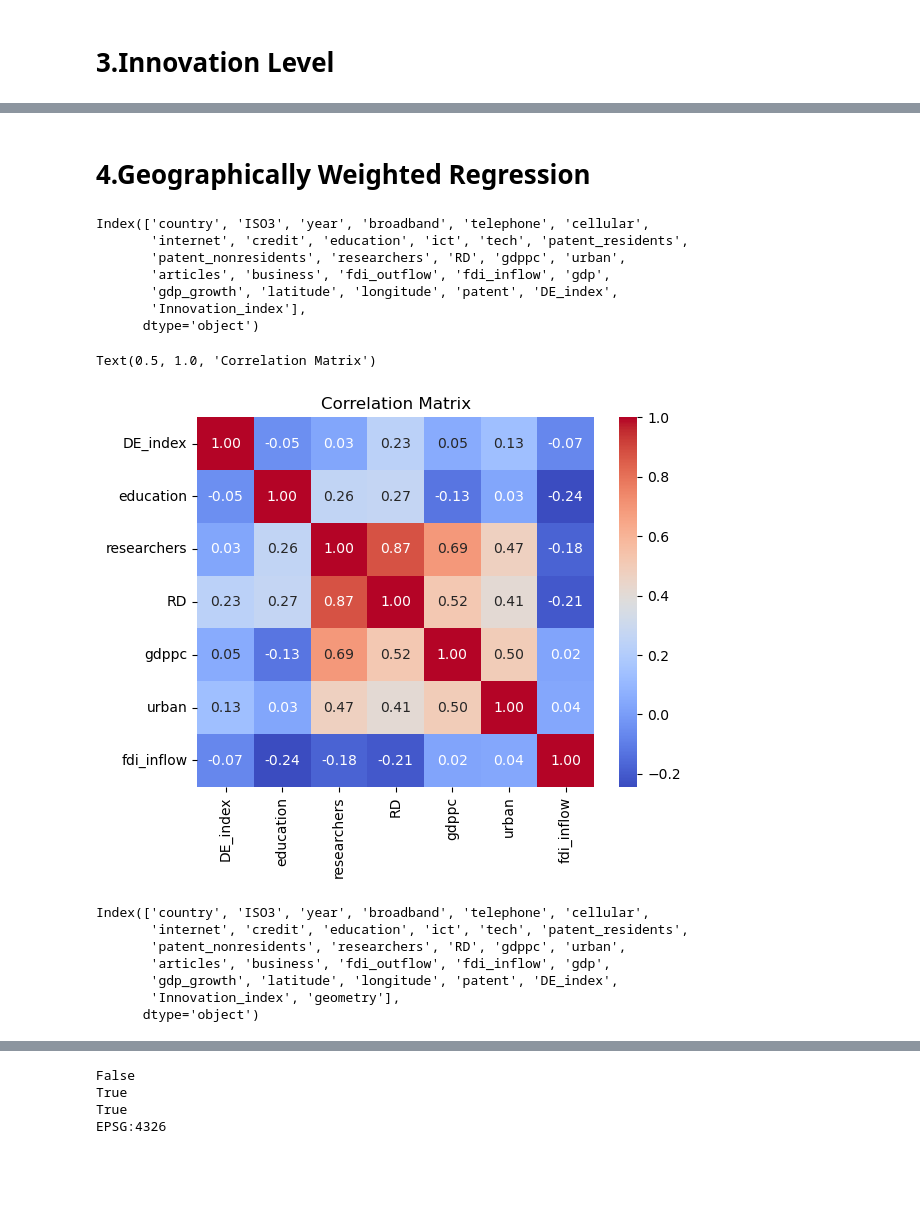
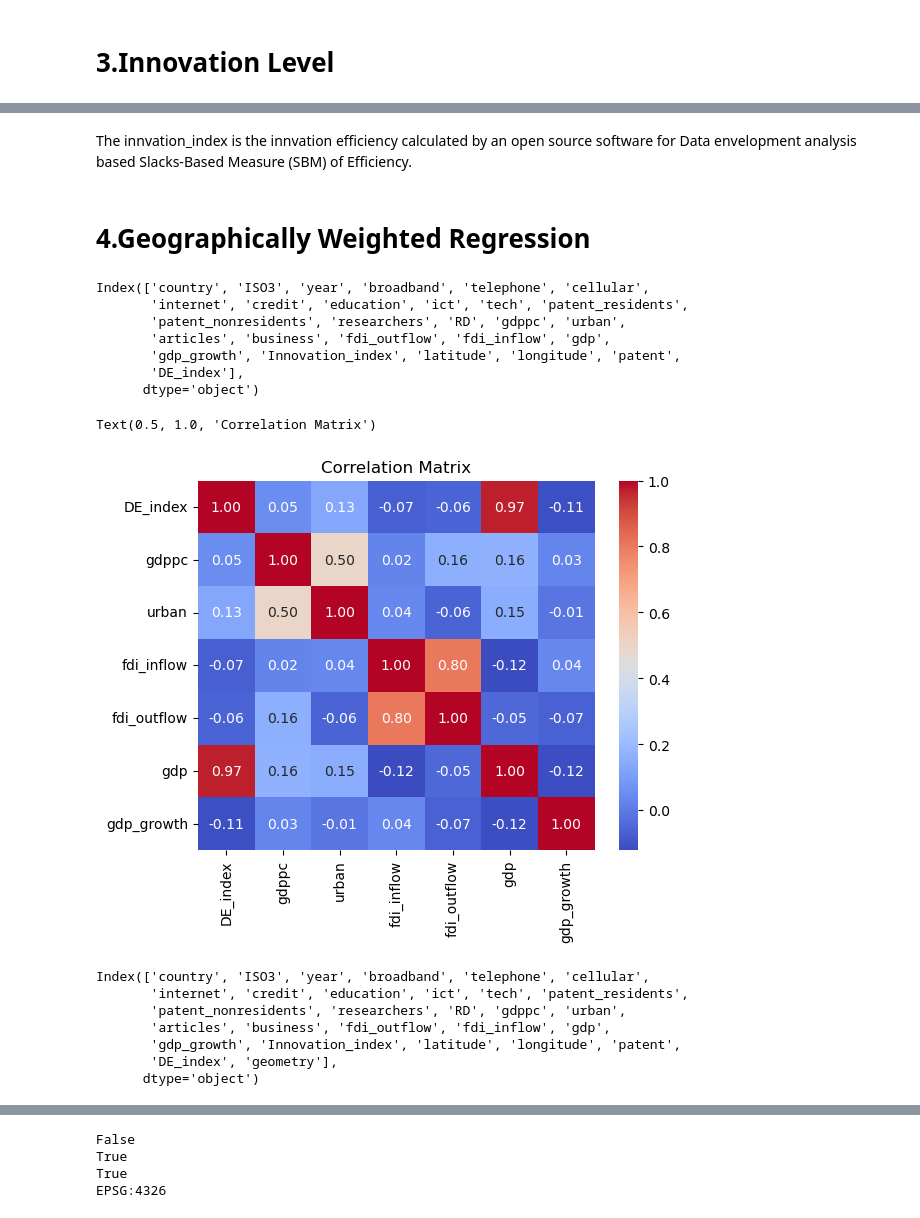
Before and after one commit to HumphreyHZ/CASA0004, a Jupyter notebook: Code.ipynb, the cells around one changed output, grey strips where cells are left out. Drawn from its saved outputs; the diff is of its cells as text; code cells hidden in the pictures; blank space fills up the shorter version.

```diff
--- a/Code.ipynb
+++ b/Code.ipynb
@@ -224,6 +221,0 @@ columns_innovation = ['patent', 'articles', 'business']
-# %%
-#Standardize the data
-
-scaler = MinMaxScaler()
-
-data[columns_innovation] = scaler.fit_transform(data[columns_innovation])
@@ -245,5 +221,0 @@ Weights:
-# %%
-# Compute the comprehensive DE score
-data['Innovation_index'] = data[columns_innovation].dot(weights_innovation)
-
-print(data.head())
@@ -268,3 +222,5 @@ print(data.head())
+# %% [markdown]
+The innvation_index is the innvation efficiency calculated by an open source software for Data envelopment analysis based Slacks-Based Measure (SBM) of Efficiency.
 # %% [markdown]
 # 4.Geographically Weighted Regression
 # %%
@@ -274,8 +230,8 @@ Index(['country', 'ISO3', 'year', 'broadband', 'telephone', 'cellular',
        'internet', 'credit', 'education', 'ict', 'tech', 'patent_residents',
        'patent_nonresidents', 'researchers', 'RD', 'gdppc', 'urban',
        'articles', 'business', 'fdi_outflow', 'fdi_inflow', 'gdp',
-       'gdp_growth', 'latitude', 'longitude', 'patent', 'DE_index',
-       'Innovation_index'],
+       'gdp_growth', 'Innovation_index', 'latitude', 'longitude', 'patent',
+       'DE_index'],
       dtype='object')
 # %%
 # Dynamically patch numpy deprecations in spglm
@@ -296,19 +252,19 @@ if missing_columns:
     raise KeyError(f"{missing_columns} not in index")
 # %%
 # Select only the columns of interest for the correlation matrix
-cols_of_interest = ['DE_index', 'education', 'researchers', 'RD', 'gdppc', 'urban', 'fdi_inflow']
+cols_of_interest = ['DE_index', 'gdppc', 'urban', 'fdi_inflow', 'fdi_outflow', 'gdp', 'gdp_growth']
 sci_selected = data[cols_of_interest]
 
 
 sns.heatmap(sci_selected.corr(numeric_only=True), # plot a correlation matrix
             annot=True, # show the correlation values on the plot
             fmt=".2f", # set the format of the correlation values to be two decimal places
             cmap='coolwarm') # set the color palette to be coolwarm (blue for negative correlations, red for positive correlations)
 
 plt.title('Correlation Matrix') # add a title
 # %% [output]
 Text(0.5, 1.0, 'Correlation Matrix')
-[figure, old version]
+[figure, new version]
 # %%
 # Create GeoDataFrame
 gdf = gpd.GeoDataFrame(data.copy(), geometry=gpd.points_from_xy(data.longitude, data.latitude))
@@ -319,8 +275,8 @@ Index(['country', 'ISO3', 'year', 'broadband', 'telephone', 'cellular',
        'internet', 'credit', 'education', 'ict', 'tech', 'patent_residents',
        'patent_nonresidents', 'researchers', 'RD', 'gdppc', 'urban',
        'articles', 'business', 'fdi_outflow', 'fdi_inflow', 'gdp',
-       'gdp_growth', 'latitude', 'longitude', 'patent', 'DE_index',
-       'Innovation_index', 'geometry'],
+       'gdp_growth', 'Innovation_index', 'latitude', 'longitude', 'patent',
+       'DE_index', 'geometry'],
       dtype='object')
 # %%
 # Clean data: Remove rows with inf or NaN values
```
Also changed, not shown: parts of 79 cells of this notebook.
